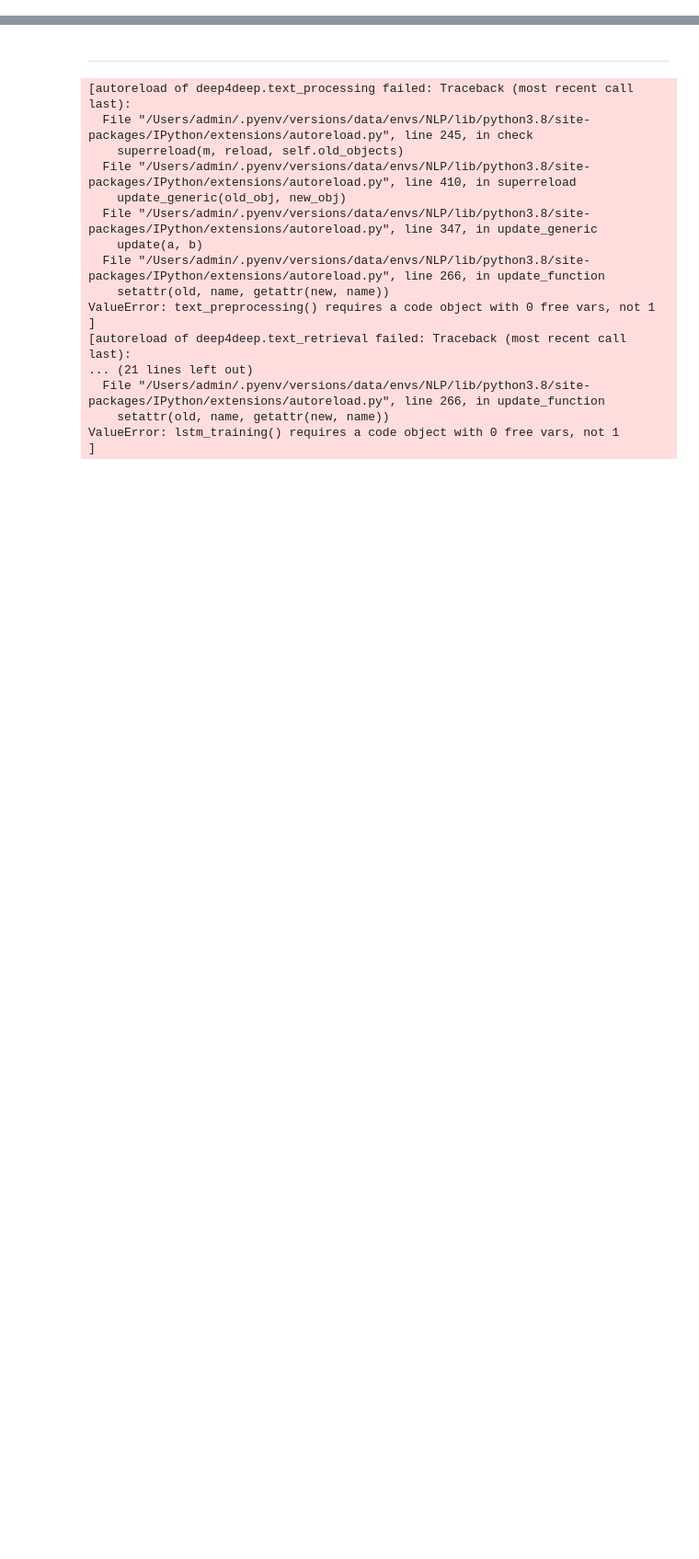
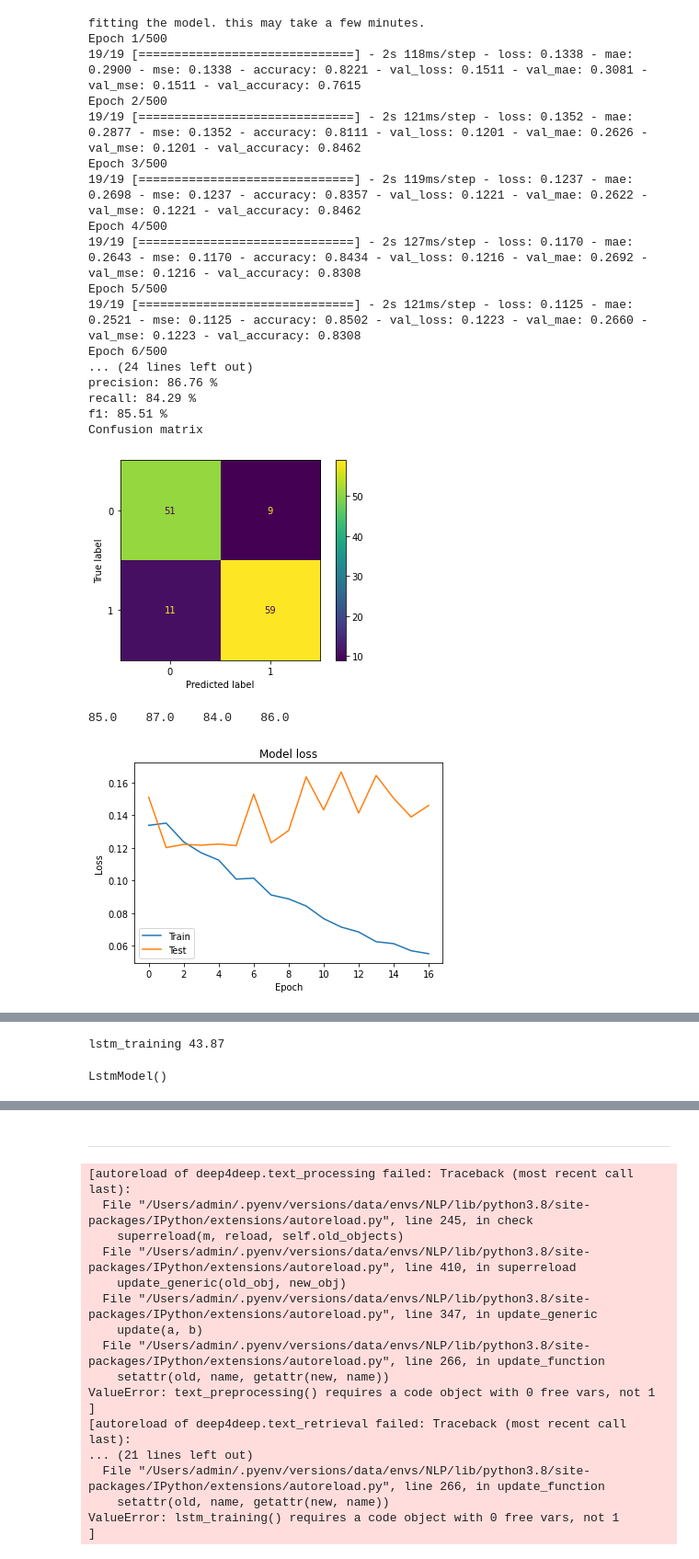
Before and after one commit to ClemenceK/deep4deep, a Jupyter notebook: notebooks/training_the_model.ipynb, the cells around one changed output, grey strips where cells are left out. Shown at 92% size. Cells and saved outputs as stored; diff of their text form; code cells hidden in the pictures; blank space fills up the shorter version.

Commit message:
updated the model and a few workbook

```diff
--- a/notebooks/training_the_model.ipynb
+++ b/notebooks/training_the_model.ipynb
@@ -178,0 +80,5 @@ model_rmse: 0.42, vs original_rmse: 0.43 and dummy_rmse:0.50
+# %%
+# Alternatively, you can read the existing dataframe (copy it in deep4deep/raw_data from the Google Drive
+# https://drive.google.com/drive/folders/1u-97dBCvEb9ESCcHbU3LjlkCFfOX6-JW)
+# Or tweak the code to only add new data
+my_df_with_metatags = pd.read_csv("my_df_with_metatags.csv")
@@ -178,0 +88,3 @@ model_rmse: 0.42, vs original_rmse: 0.43 and dummy_rmse:0.50
+# %%
+# adding the 'full_text' column
+my_df_with_metatags['full_text'] = my_df_with_metatags.dealroom_meta_description + " " + my_df_with_metatags.meta_description
@@ -178,0 +94,3 @@ model_rmse: 0.42, vs original_rmse: 0.43 and dummy_rmse:0.50
+# %%
+preprocessor = Preprocessor()
+trainer = LSTM_Meta_Trainer(preprocessor, embedder)
@@ -178,0 +101,31 @@ model_rmse: 0.42, vs original_rmse: 0.43 and dummy_rmse:0.50
+# %%
+# Preparing train_set and val_set
+
+train_set, val_set =  train_test_split(my_df_with_metatags, test_size=.1)
+# setting a fraction aside for performance measurement.
+# If you want an unbiased measurement of performance, set aside another chunk for final testing
+# We did not because labelled data was in limited supply
+# If it is the final training abefore deployment and you just want a fraction for EarlyStopping, set test_size to 0.1
+# %%
+trainer.lstm_training(train_set, val_set)
+# %% [output]
+fitting the model. this may take a few minutes.
+Epoch 1/500
+19/19 [==============================] - 2s 118ms/step - loss: 0.1338 - mae: 0.2900 - mse: 0.1338 - accuracy: 0.8221 - val_loss: 0.1511 - val_mae: 0.3081 - val_mse: 0.1511 - val_accuracy: 0.7615
+Epoch 2/500
+19/19 [==============================] - 2s 121ms/step - loss: 0.1352 - mae: 0.2877 - mse: 0.1352 - accuracy: 0.8111 - val_loss: 0.1201 - val_mae: 0.2626 - val_mse: 0.1201 - val_accuracy: 0.8462
+Epoch 3/500
+19/19 [==============================] - 2s 119ms/step - loss: 0.1237 - mae: 0.2698 - mse: 0.1237 - accuracy: 0.8357 - val_loss: 0.1221 - val_mae: 0.2622 - val_mse: 0.1221 - val_accuracy: 0.8462
+Epoch 4/500
+19/19 [==============================] - 2s 127ms/step - loss: 0.1170 - mae: 0.2643 - mse: 0.1170 - accuracy: 0.8434 - val_loss: 0.1216 - val_mae: 0.2692 - val_mse: 0.1216 - val_accuracy: 0.8308
+Epoch 5/500
+19/19 [==============================] - 2s 121ms/step - loss: 0.1125 - mae: 0.2521 - mse: 0.1125 - accuracy: 0.8502 - val_loss: 0.1223 - val_mae: 0.2660 - val_mse: 0.1223 - val_accuracy: 0.8308
+Epoch 6/500
+... (24 lines left out)
+precision: 86.76 %
+recall: 84.29 %
+f1: 85.51 %
+Confusion matrix
+[figure, added]
+85.0    87.0    84.0    86.0
+[figure, added]
@@ -178,0 +133,2 @@ model_rmse: 0.42, vs original_rmse: 0.43 and dummy_rmse:0.50
+lstm_training 43.87
+LstmModel()
```
Also changed, not shown: parts of 22 cells of this notebook, 10 other files.
